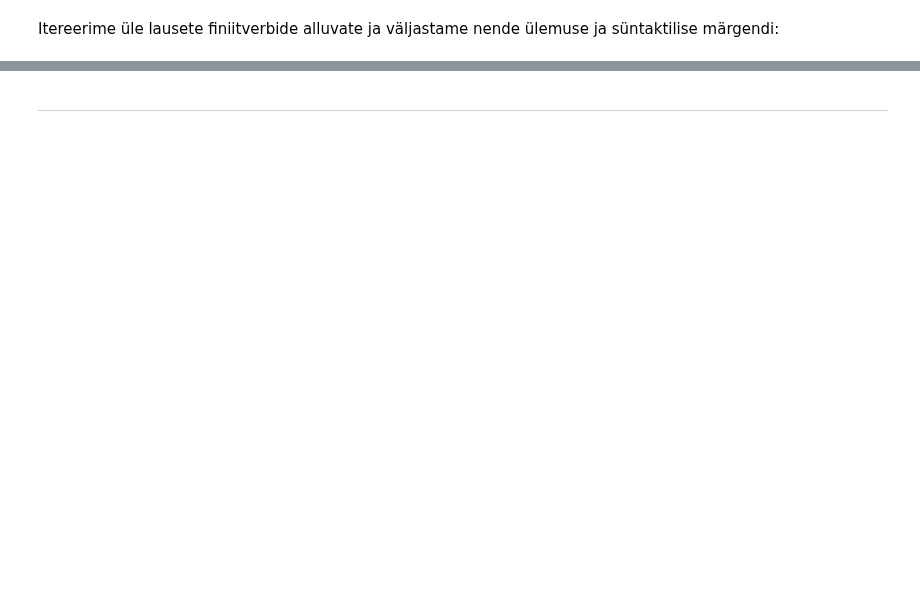
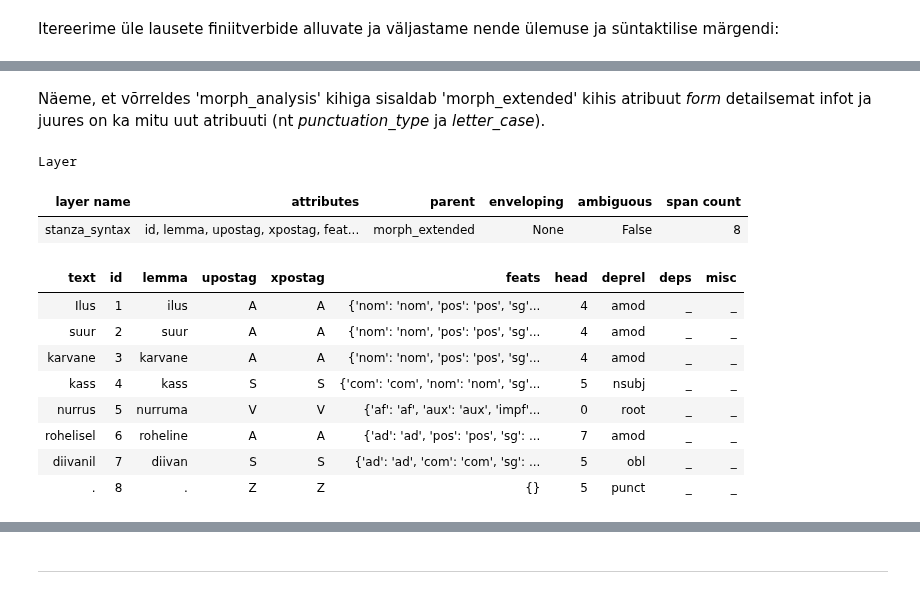
Before and after one commit to d009/EstNLP, a Jupyter notebook: Praktikum8/Praktikum_8.ipynb, the cells around one changed output, grey strips where cells are left out. Drawn from its saved outputs; the diff is of its cells as text; code cells hidden in the pictures; blank space fills up the shorter version.

```diff
--- a/Praktikum8/Praktikum_8.ipynb
+++ b/Praktikum8/Praktikum_8.ipynb
@@ -295,0 +185,5 @@ Ehk:
+# %%
+from estnltk.taggers import StanzaSyntaxWebTagger
+stanza_syntax_web_tagger = \
+    StanzaSyntaxWebTagger(url='https://api.tartunlp.ai/estnltk/tagger/stanza_syntax')
+stanza_syntax_web_tagger
@@ -295,0 +231,22 @@ Ehk:
+# %% [markdown]
+Näeme, et võrreldes 'morph_analysis' kihiga sisaldab 'morph_extended' kihis atribuut *form* detailsemat infot ja juures on ka mitu uut atribuuti (nt *punctuation_type* ja *letter_case*).
+# %%
+# Loome teksti ja märgendame nõutud kihid
+from estnltk import Text
+text = Text('Ilus suur karvane kass nurrus rohelisel diivanil.').tag_layer('morph_extended')
+
+stanza_syntax_web_tagger.tag( text )
+text.stanza_syntax
+# %% [output]
+Layer
+| layer name | attributes | parent | enveloping | ambiguous | span count |
+| stanza_syntax | id, lemma, upostag, xpostag, feat... | morph_extended | None | False | 8 |
+| text | id | lemma | upostag | xpostag | feats | head | deprel | deps | misc |
+| Ilus | 1 | ilus | A | A | {'nom': 'nom', 'pos': 'pos', 'sg'... | 4 | amod | _ | _ |
+| suur | 2 | suur | A | A | {'nom': 'nom', 'pos': 'pos', 'sg'... | 4 | amod | _ | _ |
+| karvane | 3 | karvane | A | A | {'nom': 'nom', 'pos': 'pos', 'sg'... | 4 | amod | _ | _ |
+| kass | 4 | kass | S | S | {'com': 'com', 'nom': 'nom', 'sg'... | 5 | nsubj | _ | _ |
+| nurrus | 5 | nurruma | V | V | {'af': 'af', 'aux': 'aux', 'impf'... | 0 | root | _ | _ |
+| rohelisel | 6 | roheline | A | A | {'ad': 'ad', 'pos': 'pos', 'sg': ... | 7 | amod | _ | _ |
+| diivanil | 7 | diivan | S | S | {'ad': 'ad', 'com': 'com', 'sg': ... | 5 | obl | _ | _ |
+| . | 8 | . | Z | Z | {} | 5 | punct | _ | _ |
```
Also changed, not shown: parts of 80 cells of this notebook, 1 other file.
